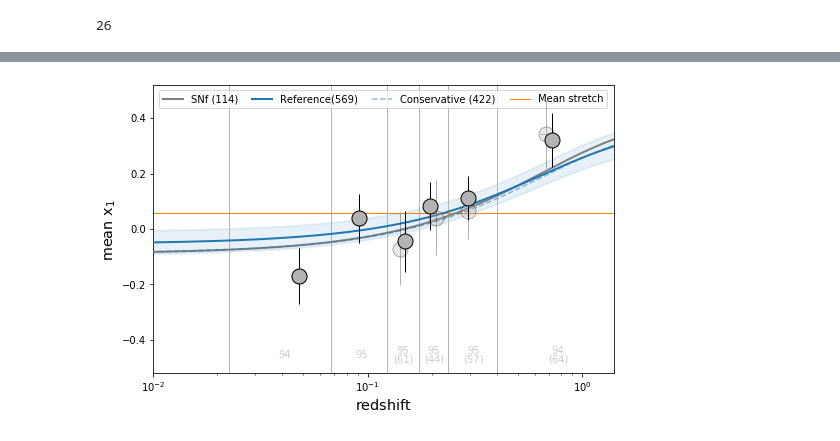
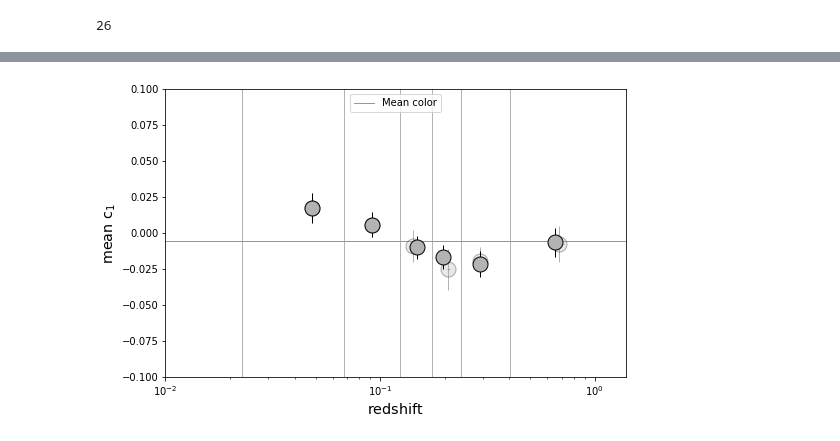
Before and after one commit to Nora-n/variaIa, a Jupyter notebook: notebooks/Plots/plots_evolall.ipynb, the cells around one changed output, grey strips where cells are left out. Cells and saved outputs as stored; diff of their text form; code cells hidden in the pictures.

Commit message:
Color study started

```diff
--- a/notebooks/Plots/plots_evolall.ipynb
+++ b/notebooks/Plots/plots_evolall.ipynb
@@ -429,58 +460,64 @@ for i in range(len(bins)):
 
 vmap_s = plt.cm.get_cmap(cmap)(np.linspace(0, 1, 6))
 for i, c in zip(range(6), vmap_s):
-   ax.errorbar(z_comp_mean[i], x1_comp_mean[i],
+   #ax.errorbar(z_comp_mean[i], x1_comp_mean[i],
+   ax.errorbar(z_comp_mean[i], c_comp_mean[i],
                xerr = z_comp_std[i]/np.sqrt(len(df_nc.redshifts.values[slices[i]])),
-               yerr = x1_comp_std[i]/np.sqrt(len(df_nc.stretchs.values[slices[i]])),
+               #yerr = x1_comp_std[i]/np.sqrt(len(df_nc.stretchs.values[slices[i]])),
+               yerr = c_comp_std[i]/np.sqrt(len(df_nc.colors.values[slices[i]])),
                color=vmap_s[i], **prop, zorder=10, lw=1)
 
-ax.plot(zlin, age_law_snf(zlin),
-        color="0.5", lw=2, ls='-',
-        label='SNf (114)', zorder=6)
+#ax.plot(zlin, age_law_snf(zlin),
+#        color="0.5", lw=2, ls='-',
+#        label='SNf (114)', zorder=6)
 
 #ax.fill_between(zlin, age_law_snf(zlin) + models_std_snf,
 #                age_law_snf(zlin) - models_std_snf,
 #                color="0.5", alpha=.1, lw=2)
 
-ax.plot(zlin, age_law_all(zlin),
-        color="C0", lw=2,
-        label='Reference(569)', zorder=8)
+#ax.plot(zlin, age_law_all(zlin),
+#        color="C0", lw=2,
+#        label='Reference(569)', zorder=8)
 ##        label='Age-drift Model', zorder=8)
 
-ax.fill_between(zlin, age_law_all(zlin) + models_std,
-                age_law_all(zlin) - models_std,
-                color="C0", alpha=.1, lw=2)
+#ax.fill_between(zlin, age_law_all(zlin) + models_std,
+#                age_law_all(zlin) - models_std,
+#                color="C0", alpha=.1, lw=2)
 
 #ax.plot(zlin, age_law_all_nsnf(zlin),
 #        color="0.5", lw=1, ls='-.',
 #        label='All but SNf (455)', zorder=8)
 
 ax.set_xlabel(r"$\mathrm{redshift}$ ", fontsize="x-large")
-ax.set_ylabel(r"$\mathrm{mean\,\,x}_1$ ", fontsize="x-large")
+#ax.set_ylabel(r"$\mathrm{mean\,\,x}_1$ ", fontsize="x-large")
+ax.set_ylabel(r"$\mathrm{mean\,\,c}_1$ ", fontsize="x-large")
 
 #############################################################################################
 
-for i in range(6):
-    if len(df_nc.redshifts.values[slices[i]]) == len(df_c.redshifts.values[slices_cons[i]]):
-        ax.text((bins_text[i+1]+bins_text[i])/2-shift_slices[i][0], -0.465,
-                str(len(df_nc.redshifts.values[slices[i]])), alpha=.2)
-    else:
-        ax.text((bins_text[i+1]+bins_text[i])/2-shift_slices[i][0], -0.45,
-                str(len(df_nc.redshifts.values[slices[i]])), alpha=.2)
-        ax.text((bins_text[i+1]+bins_text[i])/2-shift_slices[i][1], -0.48,
-                '(' + str(len(df_c.redshifts.values[slices_cons[i]])) + ')', alpha=.2)
+#for i in range(6):
+#    if len(df_nc.redshifts.values[slices[i]]) == len(df_c.redshifts.values[slices_cons[i]]):
+#        ax.text((bins_text[i+1]+bins_text[i])/2-shift_slices[i][0], -0.465,
+#                str(len(df_nc.redshifts.values[slices[i]])), alpha=.2)
+#    else:
+#        ax.text((bins_text[i+1]+bins_text[i])/2-shift_slices[i][0], -0.45,
+#                str(len(df_nc.redshifts.values[slices[i]])), alpha=.2)
+#        ax.text((bins_text[i+1]+bins_text[i])/2-shift_slices[i][1], -0.48,
+#                '(' + str(len(df_c.redshifts.values[slices_cons[i]])) + ')', alpha=.2)
 
 for i, c in zip(range(6), vmap_s):
-   ax.errorbar(z_comp_mean_cons[i], x1_comp_mean_cons[i],
+   #ax.errorbar(z_comp_mean_cons[i], x1_comp_mean_cons[i],
+   ax.errorbar(z_comp_mean_cons[i], c_comp_mean_cons[i],
                 xerr = z_comp_std_cons[i]/np.sqrt(len(df_c.redshifts.values[slices_cons[i]])),
-                yerr = x1_comp_std_cons[i]/np.sqrt(len(df_c.stretchs.values[slices_cons[i]])),
+                #yerr = x1_comp_std_cons[i]/np.sqrt(len(df_c.stretchs.values[slices_cons[i]])),
+                yerr = c_comp_std_cons[i]/np.sqrt(len(df_c.colors.values[slices_cons[i]])),
                 color=vmap_s[i], **prop, alpha=.3, zorder=9, lw=1)
 
-ax.plot(zlin, age_law_all_cons(zlin),
-        color="C0", lw=1.5, ls='--', alpha=.5,
-        label='Conservative (422)', zorder=7)
+#ax.plot(zlin, age_law_all_cons(zlin),
+#        color="C0", lw=1.5, ls='--', alpha=.5,
+#        label='Conservative (422)', zorder=7)
 
-ax.hline(np.mean(df_nc.stretchs), color='C1', lw=1, ls='-', label='Mean stretch')
+#ax.hline(np.mean(df_nc.stretchs), color='C1', lw=1, ls='-', label='Mean stretch')
+ax.hline(np.mean(df_nc.colors), color='C1', lw=1, ls='-', label='Mean color')
 
 #############################################################################################
 #w = [np.max(df_nc[df_nc['survey'] == 'SNF'].redshifts) - 0.066,
@@ -493,34 +530,37 @@ ax.hline(np.mean(df_nc.stretchs), color='C1', lw=1, ls='-', label='Mean stretch'
 #    if i < 4:
 #        ax2.hist(df_used.redshifts,
 #                bins=10**np.linspace(np.log10(np.min(df_used.redshifts)),
 #                                     np.log10(np.max(df_used.redshifts)),
 #                                     nbins[i]),
 #                histtype='stepfilled', color=colors[survey], alpha=.1,
 #                zorder=1, label=survey)
 #    if i == 4:
 #        ax2.hist(df_used.redshifts,
 #                bins=10**np.linspace(np.log10(np.min(df_used.redshifts)),
 #                                     np.log10(1.4),
 #                                     3),
 #                histtype='stepfilled', color=colors[survey], alpha=.1,
 #                zorder=1, label=survey)
 
 
-ax.set_ylim(-0.52, 0.52)
+#ax.set_ylim(-0.52, 0.52)
+ax.set_ylim(-0.1, 0.1)
 ax.set_xlim(0.01, 1.4)
 ax.set_xscale('log')
 
 #ax2.set_ylim(0, 180)
 #ax2.set_xlim(0.01, 1.4)
 #ax2.set_xscale('log')
 #ax2.set_yticks([])
 
 ax.legend(ncol=4, loc='upper center', columnspacing=1.4)
 #ax2.legend(loc='lower left', fontsize='medium', ncol=1,
 #           frameon=False)
           #bbox_to_anchor=(0.003, 0.77, 0.0, 0.15))
 
-fig.savefig('../../Images/pdf/stretchevol_all_vs_snf.pdf', bbox_inches='tight')
-fig.savefig('../../Images/png/stretchevol_all_vs_snf.png', bbox_inches='tight', dpi=600)
+#fig.savefig('../../Images/pdf/stretchevol_all_vs_snf.pdf', bbox_inches='tight')
+#fig.savefig('../../Images/png/stretchevol_all_vs_snf.png', bbox_inches='tight', dpi=600)
+fig.savefig('../../Images/pdf/mean_colors.pdf', bbox_inches='tight')
+fig.savefig('../../Images/png/mean_colors.png', bbox_inches='tight', dpi=600)
 # %% [output]
-[figure, old version]
+[figure, new version]
```
Also changed, not shown: parts of 3 cells of this notebook, 12 other files.
